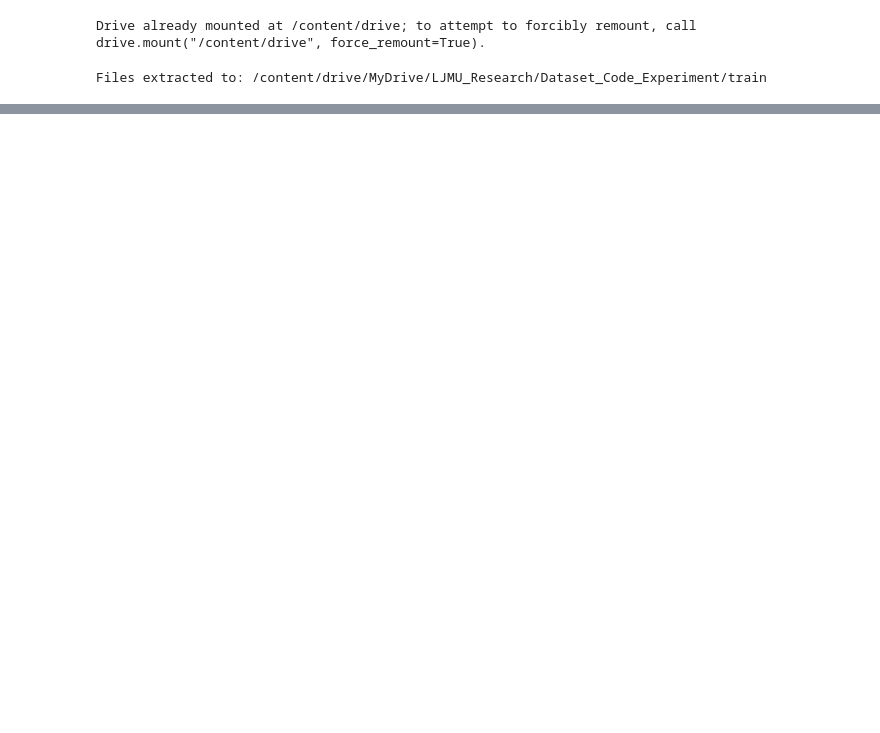
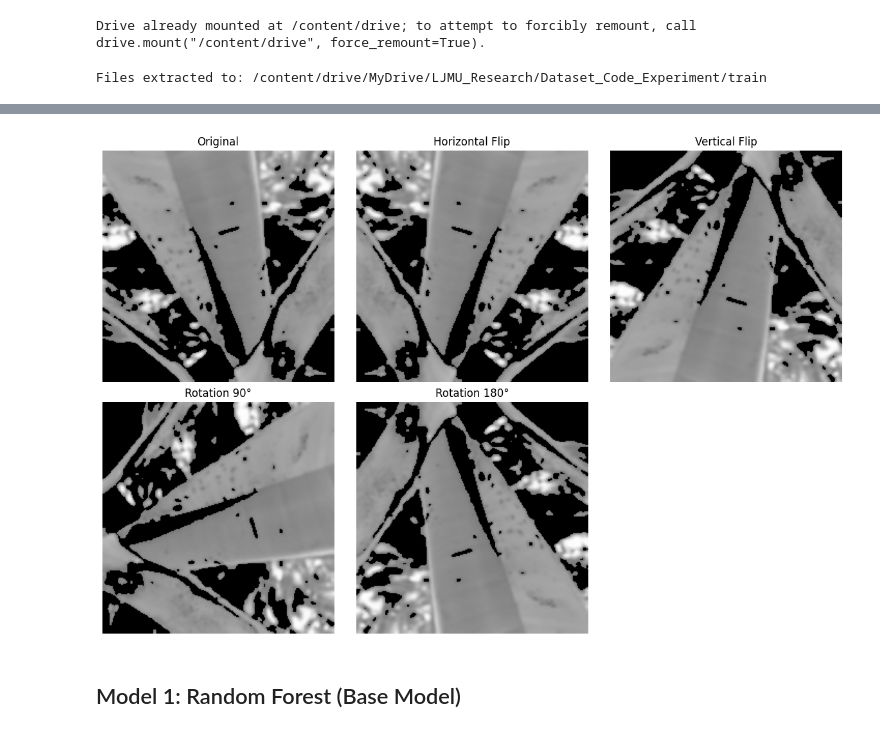
Before and after one commit to Shub2204/LJMU_Research_Thesis, a Jupyter notebook: Banana_Disease_Detetction_using_CNN.ipynb, the cells around one changed output, grey strips where cells are left out. Saved outputs shown, nothing was run; the diff lists cells and outputs as text; code cells hidden in the pictures; blank space fills up the shorter version.

```diff
--- a/Banana_Disease_Detetction_using_CNN.ipynb
+++ b/Banana_Disease_Detetction_using_CNN.ipynb
@@ -26,0 +461,49 @@ Files extracted to: /content/drive/MyDrive/LJMU_Research/Dataset_Code_Experiment
+# %%
+## DATA Augmentation Visualization
+
+# Select a sample image from the dataset
+disease_classes = [d for d in os.listdir(base_dir) if os.path.isdir(os.path.join(base_dir, d))]
+sample_class = disease_classes[0]
+sample_img_path = os.path.join(base_dir, sample_class, os.listdir(os.path.join(base_dir, sample_class))[0])
+img = cv2.imread(sample_img_path)
+img = cv2.cvtColor(img, cv2.COLOR_BGR2RGB)  # Convert BGR to RGB for display
+
+# Apply augmentations:
+hflip = cv2.flip(img, 1)             # Horizontal flip
+vflip = cv2.flip(img, 0)             # Vertical flip
+rot90 = cv2.rotate(img, cv2.ROTATE_90_CLOCKWISE)  # Rotate 90 degrees
+rot180 = cv2.rotate(img, cv2.ROTATE_180)           # Rotate 180 degrees
+
+plt.figure(figsize=(12, 8))
+
+plt.subplot(2, 3, 1)
+plt.imshow(img)
+plt.title("Original")
+plt.axis("off")
+
+plt.subplot(2, 3, 2)
+plt.imshow(hflip)
+plt.title("Horizontal Flip")
+plt.axis("off")
+
+plt.subplot(2, 3, 3)
+plt.imshow(vflip)
+plt.title("Vertical Flip")
+plt.axis("off")
+
+plt.subplot(2, 3, 4)
+plt.imshow(rot90)
+plt.title("Rotation 90°")
+plt.axis("off")
+
+plt.subplot(2, 3, 5)
+plt.imshow(rot180)
+plt.title("Rotation 180°")
+plt.axis("off")
+
+plt.tight_layout()
+plt.show()
+# %% [output]
+[figure, added]
+# %% [markdown]
+## Model 1: Random Forest (Base Model)
```
Also changed, not shown: parts of 24 cells of this notebook.
